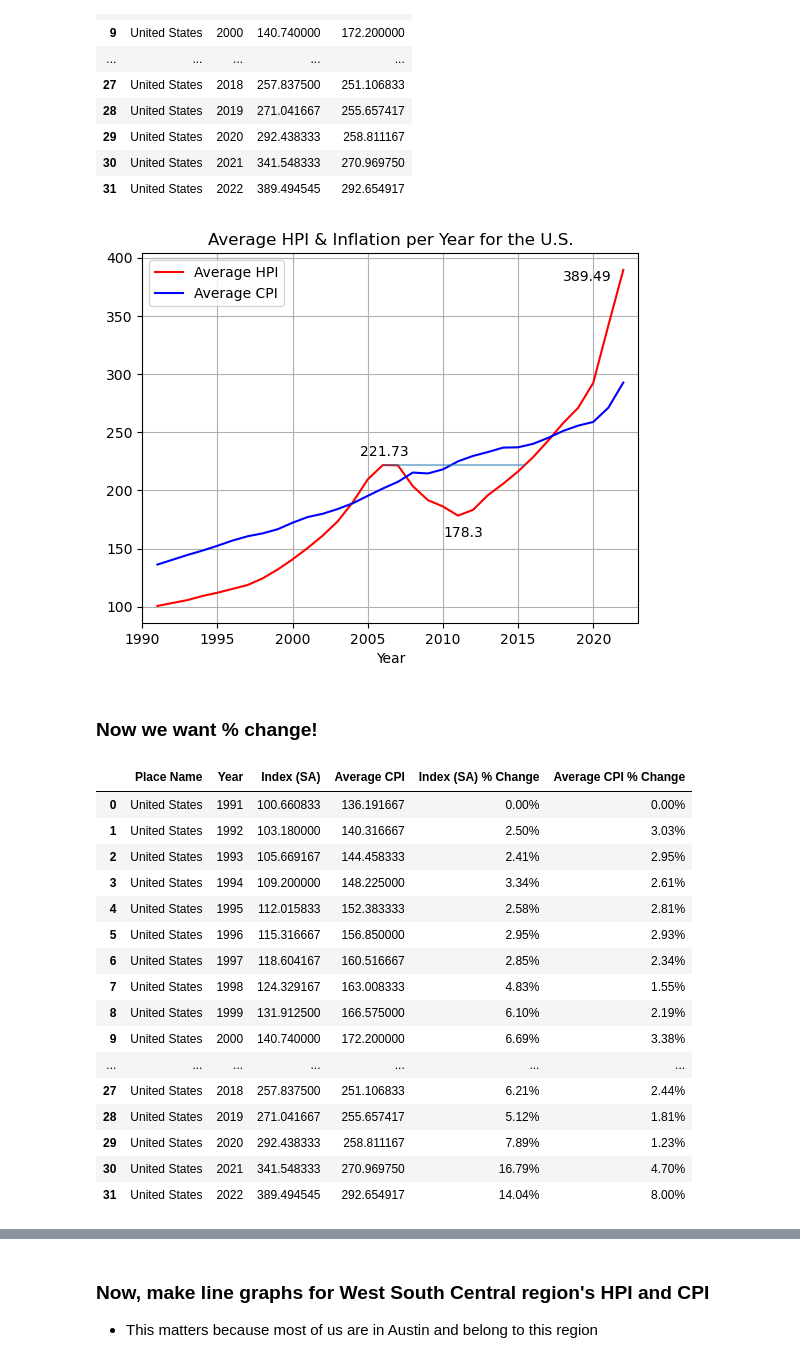
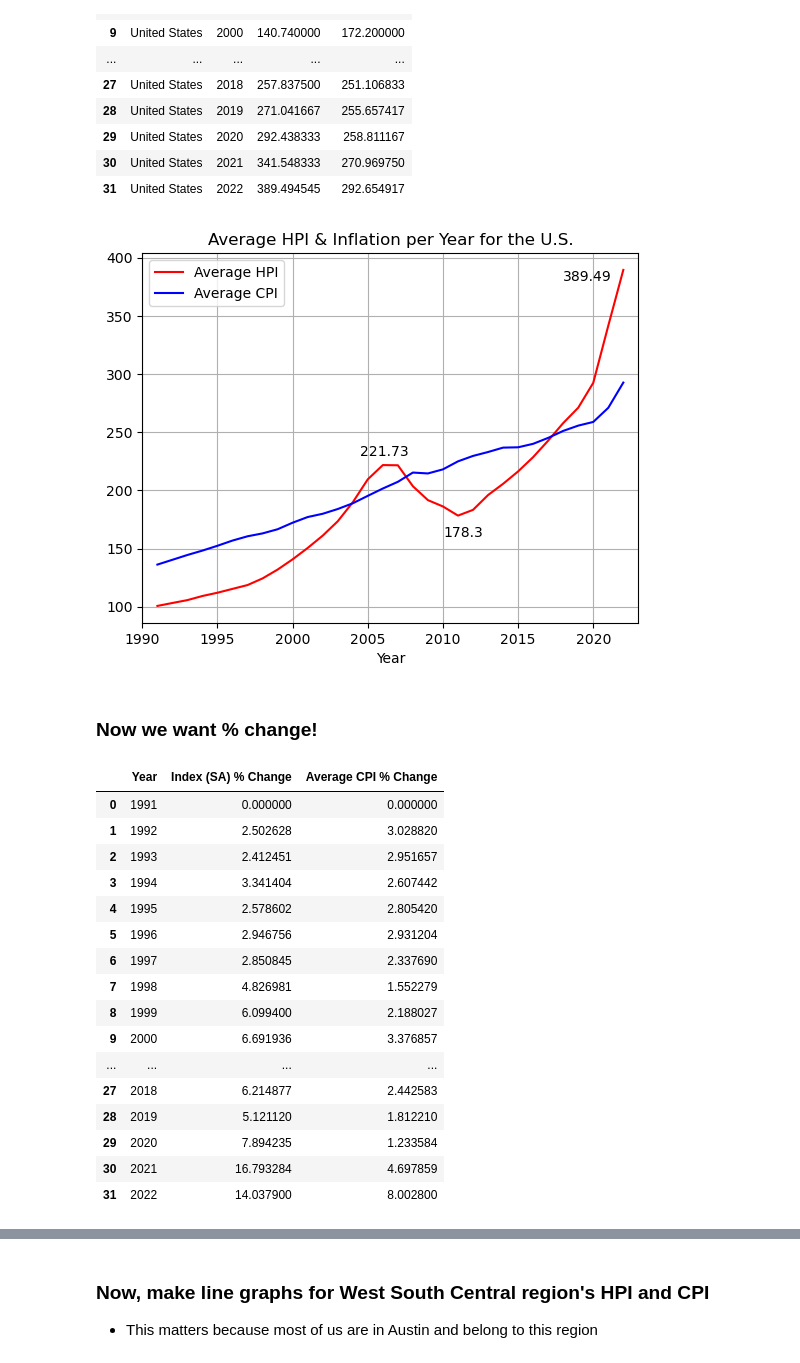
Before and after one commit to wpreeti/Group-8_Project, a Jupyter notebook: HpiCpi_viz/hpi_cpi_viz.ipynb, the cells around one changed output, grey strips where cells are left out. Drawn from its saved outputs; the diff is of its cells as text; code cells hidden in the pictures.

```diff
--- a/HpiCpi_viz/hpi_cpi_viz.ipynb
+++ b/HpiCpi_viz/hpi_cpi_viz.ipynb
@@ -32,51 +33,49 @@ hpi_df
 # %%
 # Line plot for average HPI and CPI for U.S.
 index, = plt.plot(hpi_df['Year'], hpi_df['Index (SA)'],
                   color='red', label= 'Average HPI')
 cpi, = plt.plot(hpi_df['Year'], hpi_df['Average CPI'],
                 color='blue', label= 'Average CPI')
 plt.xlabel('Year')
 plt.xlim(1990, 2023)
 plt.annotate(round(hpi_df['Index (SA)'][15], 2), (2004.5, 230))
 plt.annotate(round(hpi_df['Index (SA)'][20], 2), (2010, 160))
 plt.annotate(round(hpi_df['Index (SA)'][31], 2), (2018, 380))
 plt.title('Average HPI & Inflation per Year for the U.S.')
-plt.hlines(hpi_df['Index (SA)'][15], 2006, 2015.5, alpha=0.5)
 plt.legend()
 plt.grid()
 plt.show()
 # %% [output]
-[figure, old version]
+[figure, new version]
 # %% [markdown]
 ### Now we want % change!
 # %%
+
 # Create new columns detailing percentage change
-hpi_df['Index (SA) % Change'] = hpi_df['Index (SA)'].pct_change()
-hpi_df['Average CPI % Change'] = hpi_df['Average CPI'].pct_change()
+hpi_df['Index (SA) % Change'] = (hpi_df['Index (SA)'].pct_change())*100
+hpi_df['Average CPI % Change'] = (hpi_df['Average CPI'].pct_change())*100
 
 # If the percent change is 0, replace NaN with 0
 hpi_df = hpi_df.fillna(0)
 
-# Format columns as percentages
-hpi_df['Index (SA) % Change'] = hpi_df['Index (SA) % Change'].map("{:.2%}".format)
-hpi_df['Average CPI % Change'] = hpi_df['Average CPI % Change'].map("{:.2%}".format)
+hpi_df2 = hpi_df[['Year', 'Index (SA) % Change', 'Average CPI % Change']]
 
-hpi_df
+hpi_df2
 # %% [output]
-|  | Place Name | Year | Index (SA) | Average CPI | Index (SA) % Change | Average CPI % Change |
-| 0 | United States | 1991 | 100.660833 | 136.191667 | 0.00% | 0.00% |
-| 1 | United States | 1992 | 103.180000 | 140.316667 | 2.50% | 3.03% |
-| 2 | United States | 1993 | 105.669167 | 144.458333 | 2.41% | 2.95% |
-| 3 | United States | 1994 | 109.200000 | 148.225000 | 3.34% | 2.61% |
-| 4 | United States | 1995 | 112.015833 | 152.383333 | 2.58% | 2.81% |
-| 5 | United States | 1996 | 115.316667 | 156.850000 | 2.95% | 2.93% |
-| 6 | United States | 1997 | 118.604167 | 160.516667 | 2.85% | 2.34% |
-| 7 | United States | 1998 | 124.329167 | 163.008333 | 4.83% | 1.55% |
-| 8 | United States | 1999 | 131.912500 | 166.575000 | 6.10% | 2.19% |
-| 9 | United States | 2000 | 140.740000 | 172.200000 | 6.69% | 3.38% |
-| ... | ... | ... | ... | ... | ... | ... |
-| 27 | United States | 2018 | 257.837500 | 251.106833 | 6.21% | 2.44% |
-| 28 | United States | 2019 | 271.041667 | 255.657417 | 5.12% | 1.81% |
-| 29 | United States | 2020 | 292.438333 | 258.811167 | 7.89% | 1.23% |
-| 30 | United States | 2021 | 341.548333 | 270.969750 | 16.79% | 4.70% |
-| 31 | United States | 2022 | 389.494545 | 292.654917 | 14.04% | 8.00% |
+|  | Year | Index (SA) % Change | Average CPI % Change |
+| 0 | 1991 | 0.000000 | 0.000000 |
+| 1 | 1992 | 2.502628 | 3.028820 |
+| 2 | 1993 | 2.412451 | 2.951657 |
+| 3 | 1994 | 3.341404 | 2.607442 |
+| 4 | 1995 | 2.578602 | 2.805420 |
+| 5 | 1996 | 2.946756 | 2.931204 |
+| 6 | 1997 | 2.850845 | 2.337690 |
+| 7 | 1998 | 4.826981 | 1.552279 |
+| 8 | 1999 | 6.099400 | 2.188027 |
+| 9 | 2000 | 6.691936 | 3.376857 |
+| ... | ... | ... | ... |
+| 27 | 2018 | 6.214877 | 2.442583 |
+| 28 | 2019 | 5.121120 | 1.812210 |
+| 29 | 2020 | 7.894235 | 1.233584 |
+| 30 | 2021 | 16.793284 | 4.697859 |
+| 31 | 2022 | 14.037900 | 8.002800 |
```
Also changed, not shown: parts of 6 cells of this notebook.
